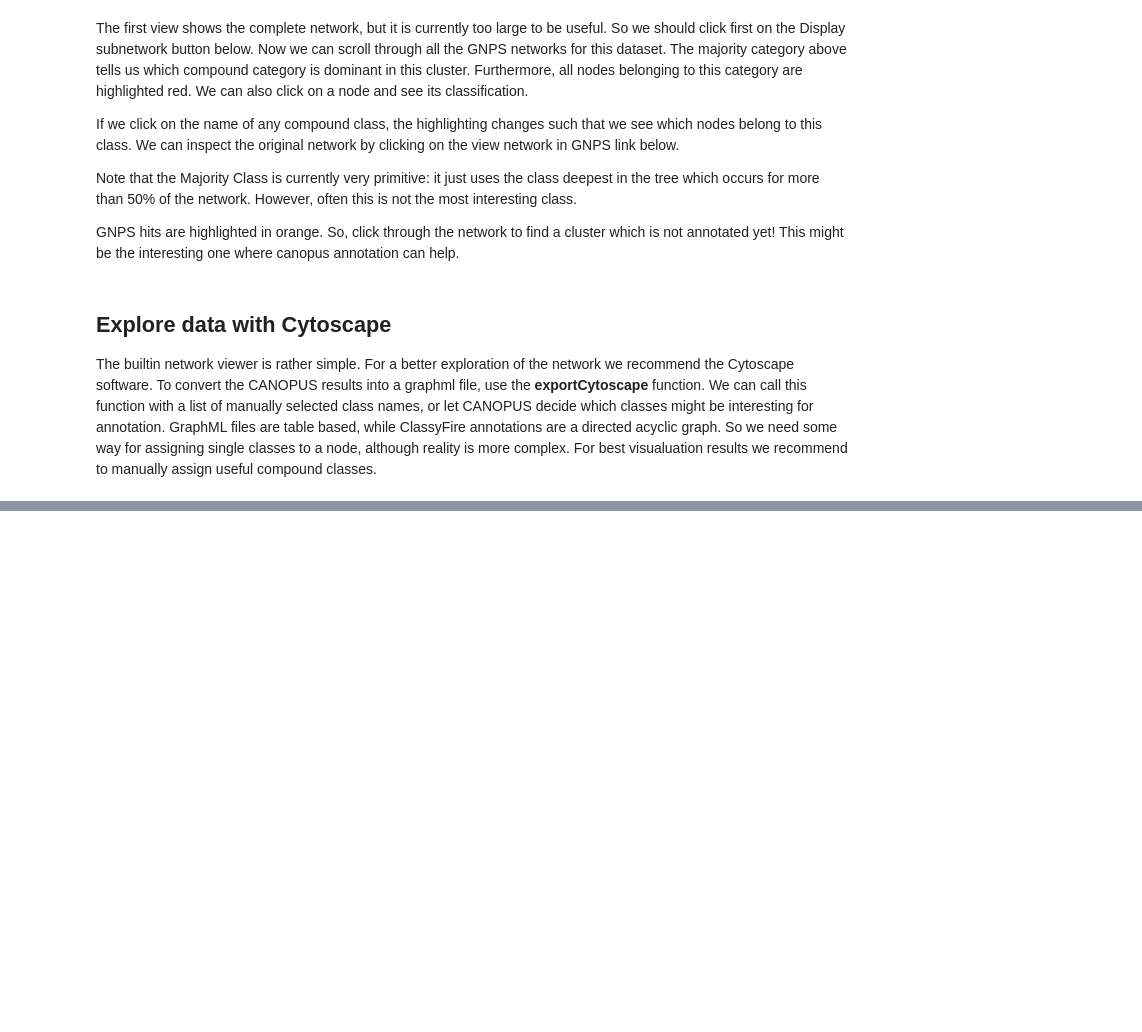
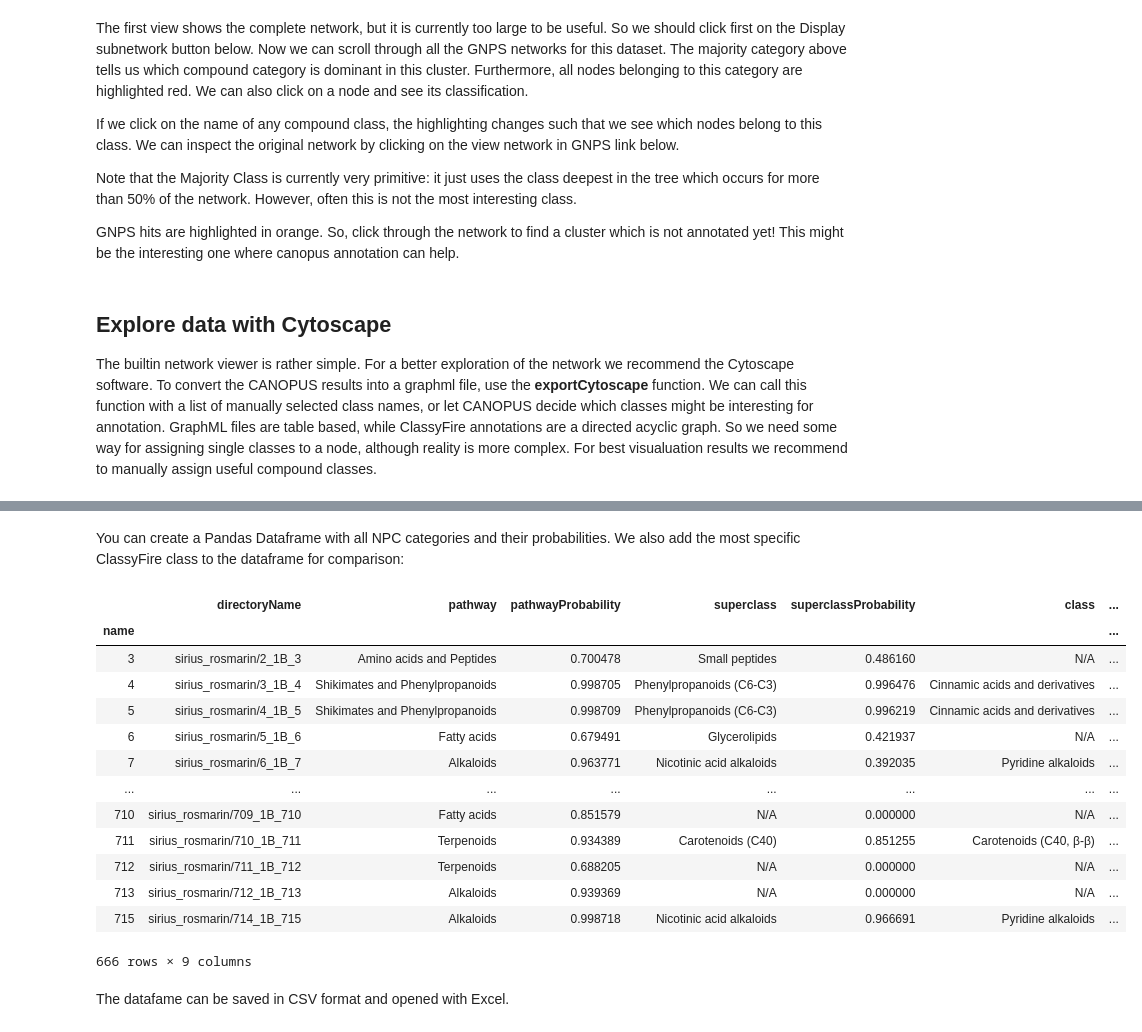
Before and after one commit to kaibioinfo/canopus_treemap, a Jupyter notebook: Tutorial.ipynb, the cells around one changed output, grey strips where cells are left out. Saved outputs shown, nothing was run; the diff lists cells and outputs as text; code cells hidden in the pictures; blank space fills up the shorter version.

```diff
--- a/Tutorial.ipynb
+++ b/Tutorial.ipynb
@@ -437,0 +474,21 @@ C.exportCytoscape("file1.graphml")
+# %% [markdown]
+You can create a Pandas Dataframe with all NPC categories and their probabilities. We also add the most specific ClassyFire class to the dataframe for comparison:
+# %%
+C.npcSummary()
+# %% [output]
+|  | directoryName | pathway | pathwayProbability | superclass | superclassProbability | class | ... |
+| name |  |  |  |  |  |  | ... |
+| 3 | sirius_rosmarin/2_1B_3 | Amino acids and Peptides | 0.700478 | Small peptides | 0.486160 | N/A | ... |
+| 4 | sirius_rosmarin/3_1B_4 | Shikimates and Phenylpropanoids | 0.998705 | Phenylpropanoids (C6-C3) | 0.996476 | Cinnamic acids and derivatives | ... |
+| 5 | sirius_rosmarin/4_1B_5 | Shikimates and Phenylpropanoids | 0.998709 | Phenylpropanoids (C6-C3) | 0.996219 | Cinnamic acids and derivatives | ... |
+| 6 | sirius_rosmarin/5_1B_6 | Fatty acids | 0.679491 | Glycerolipids | 0.421937 | N/A | ... |
+| 7 | sirius_rosmarin/6_1B_7 | Alkaloids | 0.963771 | Nicotinic acid alkaloids | 0.392035 | Pyridine alkaloids | ... |
+| ... | ... | ... | ... | ... | ... | ... | ... |
+| 710 | sirius_rosmarin/709_1B_710 | Fatty acids | 0.851579 | N/A | 0.000000 | N/A | ... |
+| 711 | sirius_rosmarin/710_1B_711 | Terpenoids | 0.934389 | Carotenoids (C40) | 0.851255 | Carotenoids (C40, β-β) | ... |
+| 712 | sirius_rosmarin/711_1B_712 | Terpenoids | 0.688205 | N/A | 0.000000 | N/A | ... |
+| 713 | sirius_rosmarin/712_1B_713 | Alkaloids | 0.939369 | N/A | 0.000000 | N/A | ... |
+| 715 | sirius_rosmarin/714_1B_715 | Alkaloids | 0.998718 | Nicotinic acid alkaloids | 0.966691 | Pyridine alkaloids | ... |
+666 rows × 9 columns
+# %% [markdown]
+The datafame can be saved in CSV format and opened with Excel.
```
Also changed, not shown: parts of 7 cells of this notebook, 4 other files.
